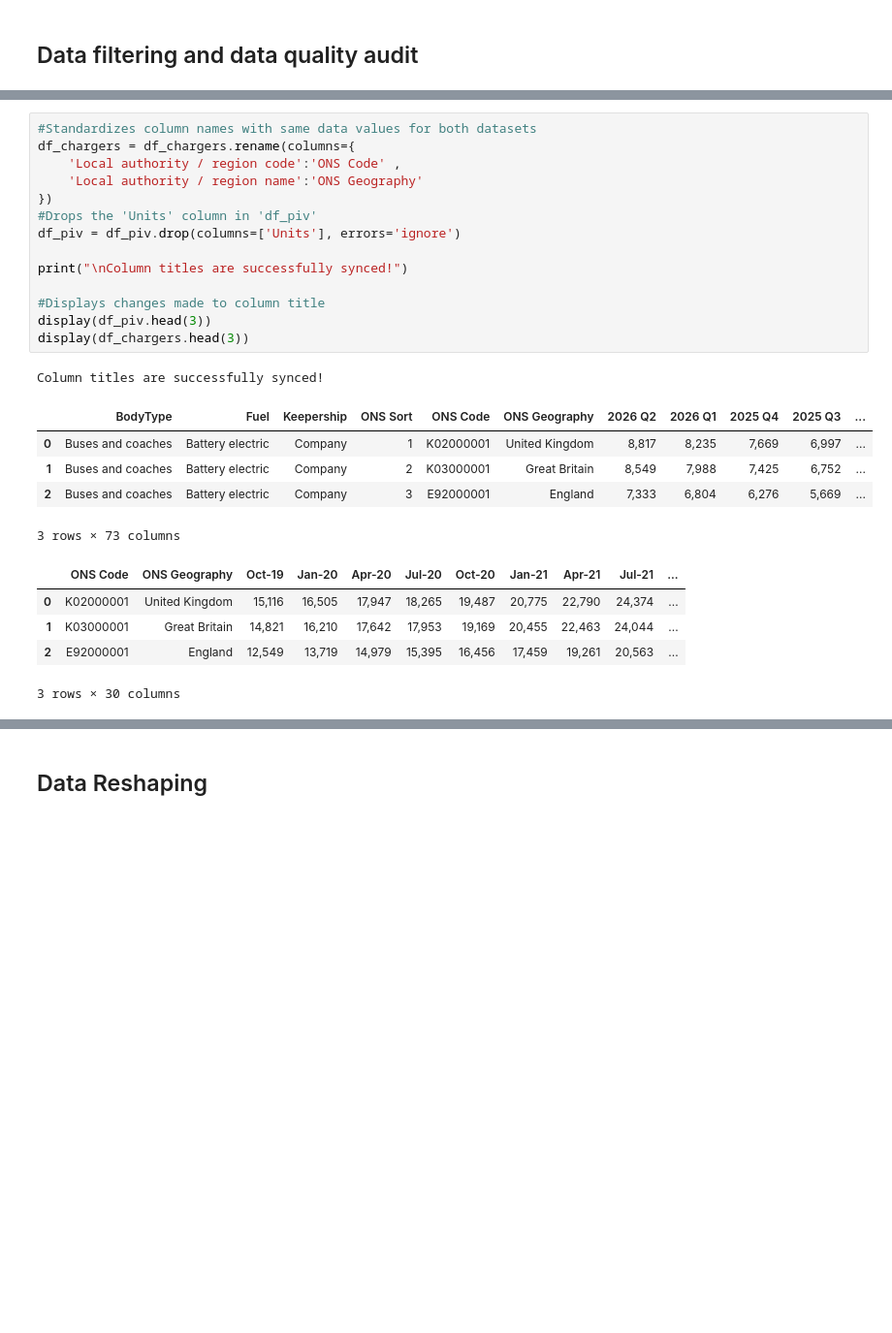
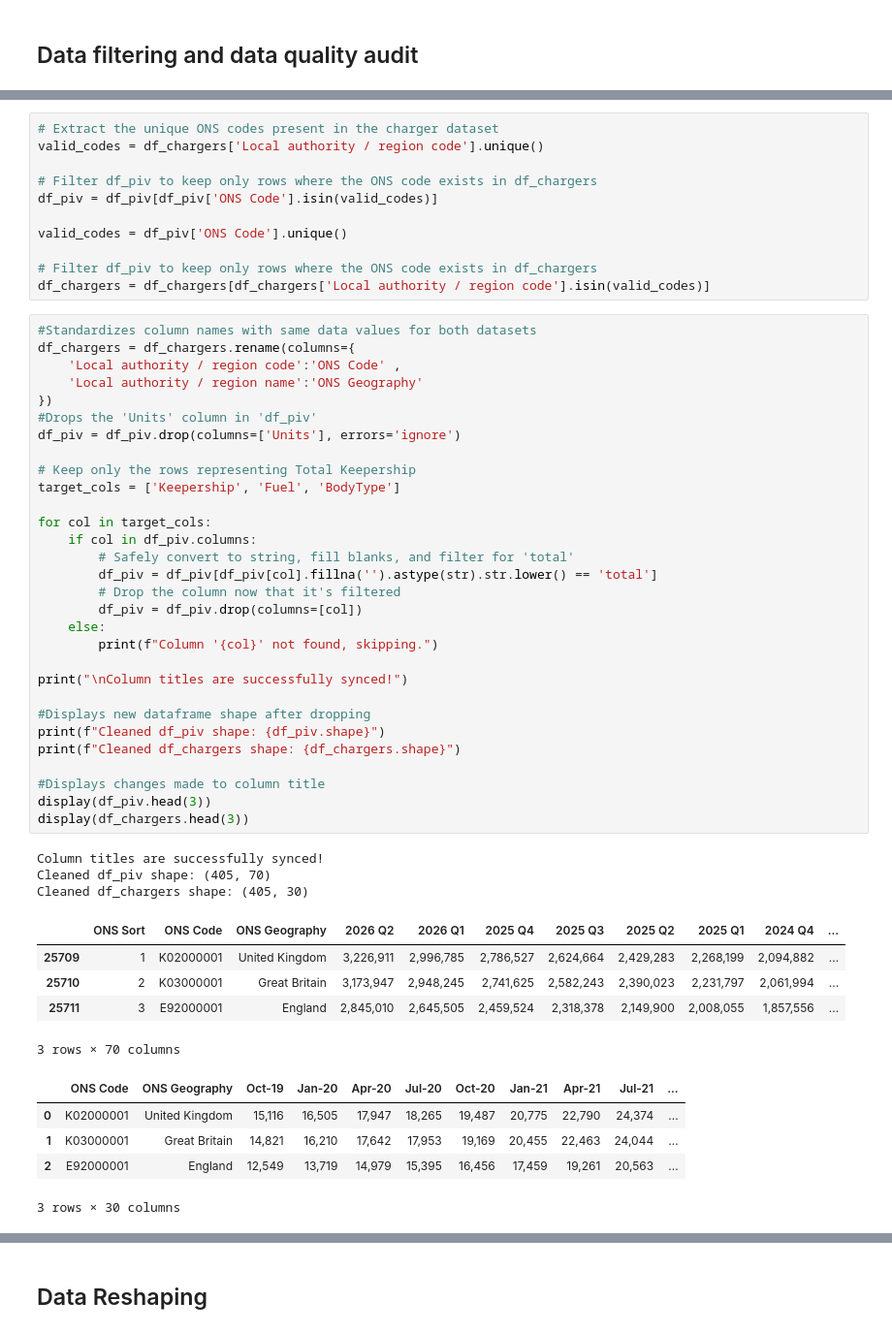
Before and after one commit to leon72305-source/DSAI_FINAL, a Jupyter notebook: DSandAIP2027_Drafts.ipynb, the cells around one changed output, grey strips where cells are left out. Shown at 97% size. Saved outputs shown, nothing was run; the diff lists cells and outputs as text; blank space fills up the shorter version.

Commit message:
Commit: Dataset Merging Working

```diff
--- a/DSandAIP2027_Drafts.ipynb
+++ b/DSandAIP2027_Drafts.ipynb
@@ -67,24 +64,53 @@ df_chargers columns: ['Local authority / region code', 'Local authority / region
+# %%
+# Extract the unique ONS codes present in the charger dataset
+valid_codes = df_chargers['Local authority / region code'].unique()
+
+# Filter df_piv to keep only rows where the ONS code exists in df_chargers
+df_piv = df_piv[df_piv['ONS Code'].isin(valid_codes)]
+
+valid_codes = df_piv['ONS Code'].unique()
+
+# Filter df_piv to keep only rows where the ONS code exists in df_chargers
+df_chargers = df_chargers[df_chargers['Local authority / region code'].isin(valid_codes)]
 # %%
 #Standardizes column names with same data values for both datasets
 df_chargers = df_chargers.rename(columns={
     'Local authority / region code':'ONS Code' ,
     'Local authority / region name':'ONS Geography'
 })
 #Drops the 'Units' column in 'df_piv'
 df_piv = df_piv.drop(columns=['Units'], errors='ignore')
 
+# Keep only the rows representing Total Keepership
+target_cols = ['Keepership', 'Fuel', 'BodyType']
+
+for col in target_cols:
+    if col in df_piv.columns:
+        # Safely convert to string, fill blanks, and filter for 'total'
+        df_piv = df_piv[df_piv[col].fillna('').astype(str).str.lower() == 'total']
+        # Drop the column now that it's filtered
+        df_piv = df_piv.drop(columns=[col])
+    else:
+        print(f"Column '{col}' not found, skipping.")
+
 print("\nColumn titles are successfully synced!")
+
+#Displays new dataframe shape after dropping
+print(f"Cleaned df_piv shape: {df_piv.shape}")
+print(f"Cleaned df_chargers shape: {df_chargers.shape}")
 
 #Displays changes made to column title
 display(df_piv.head(3))
 display(df_chargers.head(3))
 # %% [output]
 Column titles are successfully synced!
+Cleaned df_piv shape: (405, 70)
+Cleaned df_chargers shape: (405, 30)
-|  | BodyType | Fuel | Keepership | ONS Sort | ONS Code | ONS Geography | 2026 Q2 | 2026 Q1 | 2025 Q4 | 2025 Q3 | ... |
-| 0 | Buses and coaches | Battery electric | Company | 1 | K02000001 | United Kingdom | 8,817 | 8,235 | 7,669 | 6,997 | ... |
-| 1 | Buses and coaches | Battery electric | Company | 2 | K03000001 | Great Britain | 8,549 | 7,988 | 7,425 | 6,752 | ... |
-| 2 | Buses and coaches | Battery electric | Company | 3 | E92000001 | England | 7,333 | 6,804 | 6,276 | 5,669 | ... |
+|  | ONS Sort | ONS Code | ONS Geography | 2026 Q2 | 2026 Q1 | 2025 Q4 | 2025 Q3 | 2025 Q2 | 2025 Q1 | 2024 Q4 | ... |
+| 25709 | 1 | K02000001 | United Kingdom | 3,226,911 | 2,996,785 | 2,786,527 | 2,624,664 | 2,429,283 | 2,268,199 | 2,094,882 | ... |
+| 25710 | 2 | K03000001 | Great Britain | 3,173,947 | 2,948,245 | 2,741,625 | 2,582,243 | 2,390,023 | 2,231,797 | 2,061,994 | ... |
+| 25711 | 3 | E92000001 | England | 2,845,010 | 2,645,505 | 2,459,524 | 2,318,378 | 2,149,900 | 2,008,055 | 1,857,556 | ... |
-3 rows × 73 columns
+3 rows × 70 columns
 |  | ONS Code | ONS Geography | Oct-19 | Jan-20 | Apr-20 | Jul-20 | Oct-20 | Jan-21 | Apr-21 | Jul-21 | ... |
 | 0 | K02000001 | United Kingdom | 15,116 | 16,505 | 17,947 | 18,265 | 19,487 | 20,775 | 22,790 | 24,374 | ... |
 | 1 | K03000001 | Great Britain | 14,821 | 16,210 | 17,642 | 17,953 | 19,169 | 20,455 | 22,463 | 24,044 | ... |
```
Also changed, not shown: parts of 5 cells of this notebook.
